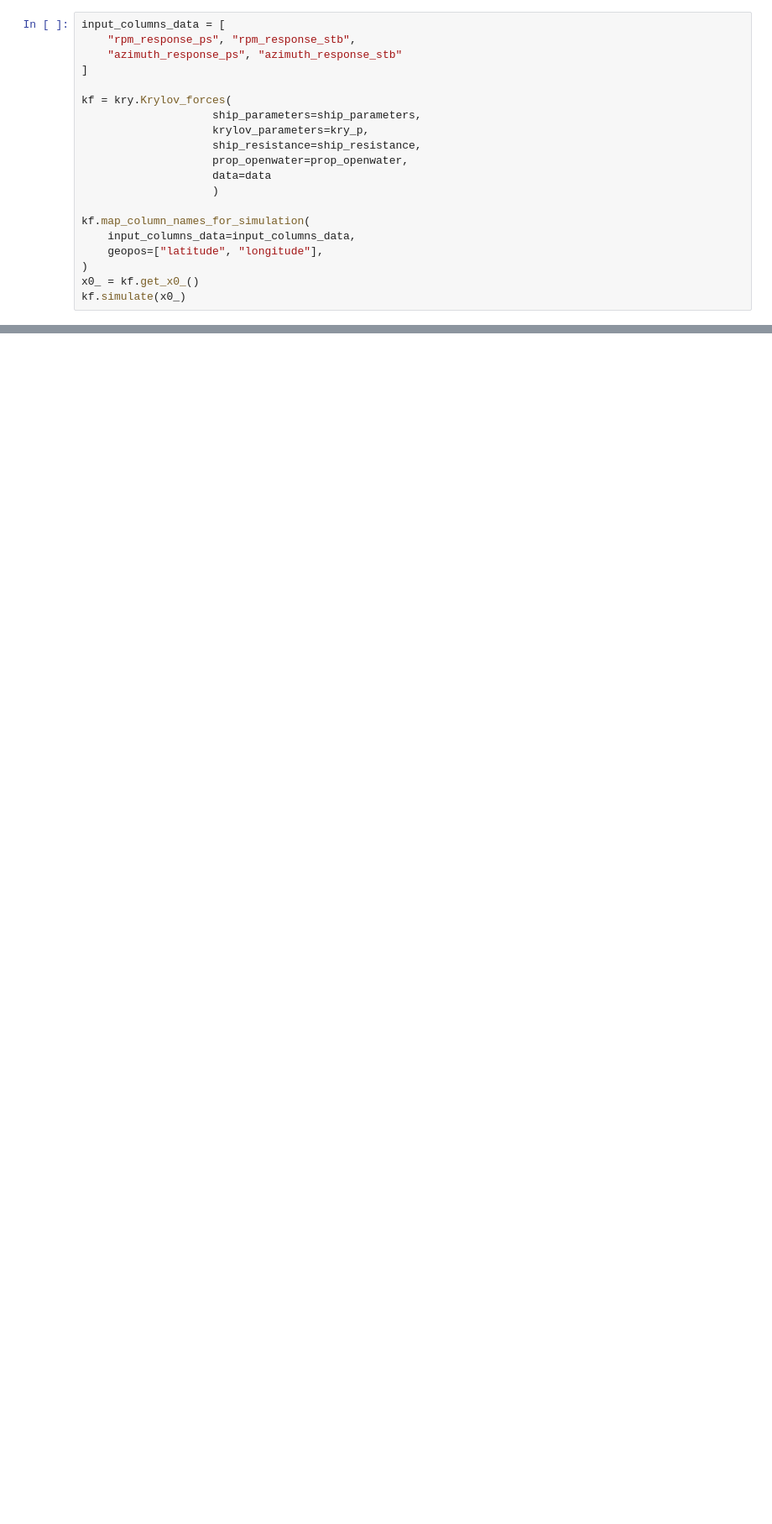
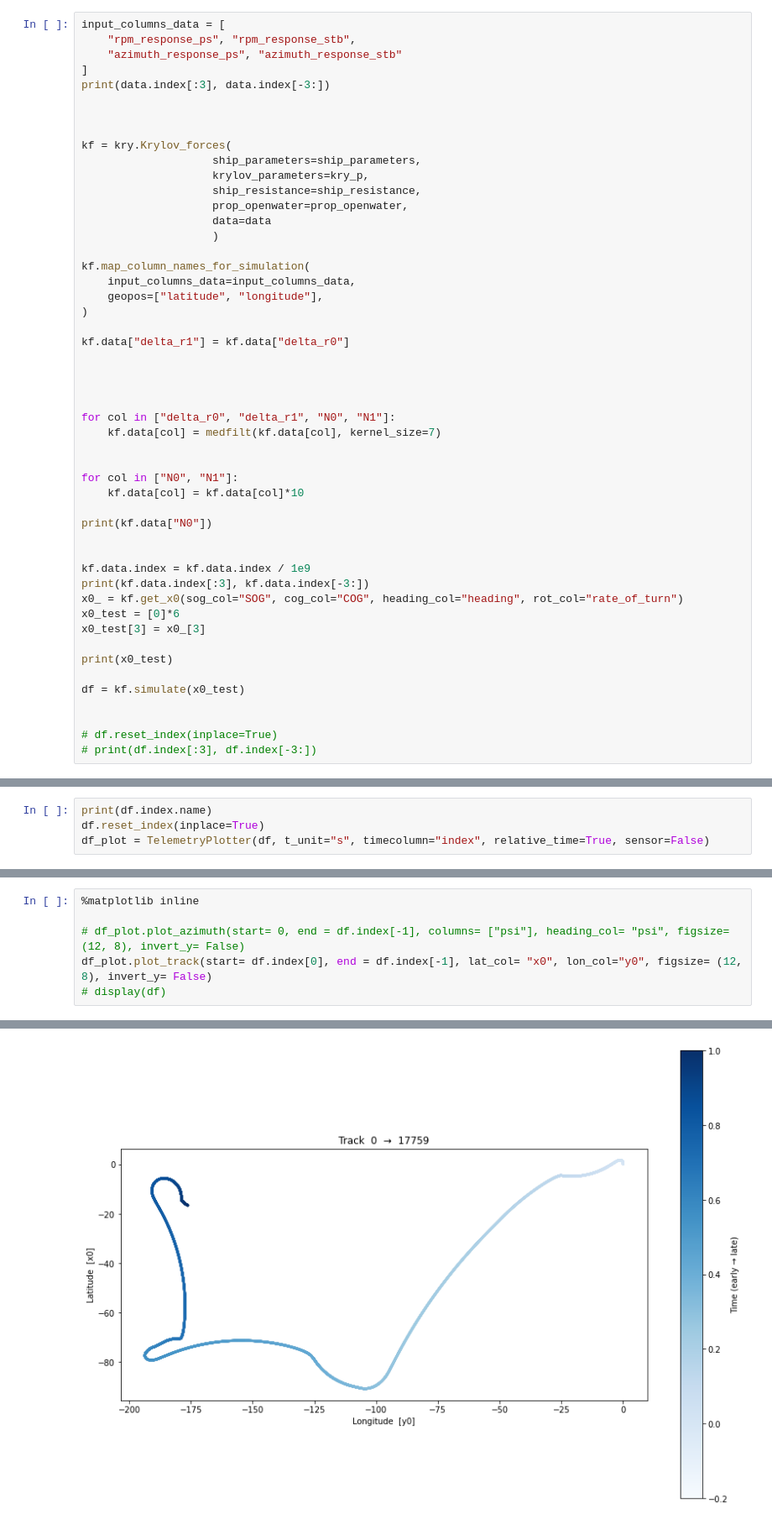
Before and after one commit to jellepaulsen/System-identification-of-Vessel-Manoeuvring-Models, a Jupyter notebook: notebooks/J_10.01_simulate.ipynb, the cells around one changed output, grey strips where cells are left out. Shown at 84% size. Drawn from its saved outputs; the diff is of its cells as text; blank space fills up the shorter version.

Commit message:
first try with real sensor data

```diff
--- a/notebooks/J_10.01_simulate.ipynb
+++ b/notebooks/J_10.01_simulate.ipynb
@@ -49,6 +59,9 @@ input_columns_data = [
     "rpm_response_ps", "rpm_response_stb",
     "azimuth_response_ps", "azimuth_response_stb"
 ]
+print(data.index[:3], data.index[-3:])
+
+
 
 kf = kry.Krylov_forces(
                     ship_parameters=ship_parameters,
@@ -62,6 +75,33 @@ kf.map_column_names_for_simulation(
     input_columns_data=input_columns_data,
     geopos=["latitude", "longitude"],
 )
-x0_ = kf.get_x0_()
-kf.simulate(x0_)
+
+kf.data["delta_r1"] = kf.data["delta_r0"]
+
+
+
+
+for col in ["delta_r0", "delta_r1", "N0", "N1"]:
+    kf.data[col] = medfilt(kf.data[col], kernel_size=7)
+
+
+for col in ["N0", "N1"]:
+    kf.data[col] = kf.data[col]*10
+
+print(kf.data["N0"])
+
+
+kf.data.index = kf.data.index / 1e9
+print(kf.data.index[:3], kf.data.index[-3:])
+x0_ = kf.get_x0(sog_col="SOG", cog_col="COG", heading_col="heading", rot_col="rate_of_turn")
+x0_test = [0]*6
+x0_test[3] = x0_[3]
+
+print(x0_test)
+
+df = kf.simulate(x0_test)
+
+
+# df.reset_index(inplace=True)
+# print(df.index[:3], df.index[-3:])
 # %% [output]
@@ -80,0 +134,4 @@ kf.simulate(x0_)
+# %%
+print(df.index.name)
+df.reset_index(inplace=True)
+df_plot = TelemetryPlotter(df, t_unit="s", timecolumn="index", relative_time=True, sensor=False)
@@ -80,0 +140,7 @@ kf.simulate(x0_)
+# %%
+%matplotlib inline
+
+# df_plot.plot_azimuth(start= 0, end = df.index[-1], columns= ["psi"], heading_col= "psi", figsize= (12, 8), invert_y= False)
+df_plot.plot_track(start= df.index[0], end = df.index[-1], lat_col= "x0", lon_col="y0", figsize= (12, 8), invert_y= False)
+# display(df)
+# %% [output]
@@ -80,0 +149 @@ kf.simulate(x0_)
+[figure, added]
```
Also changed, not shown: parts of 10 cells of this notebook, 3 other files.
